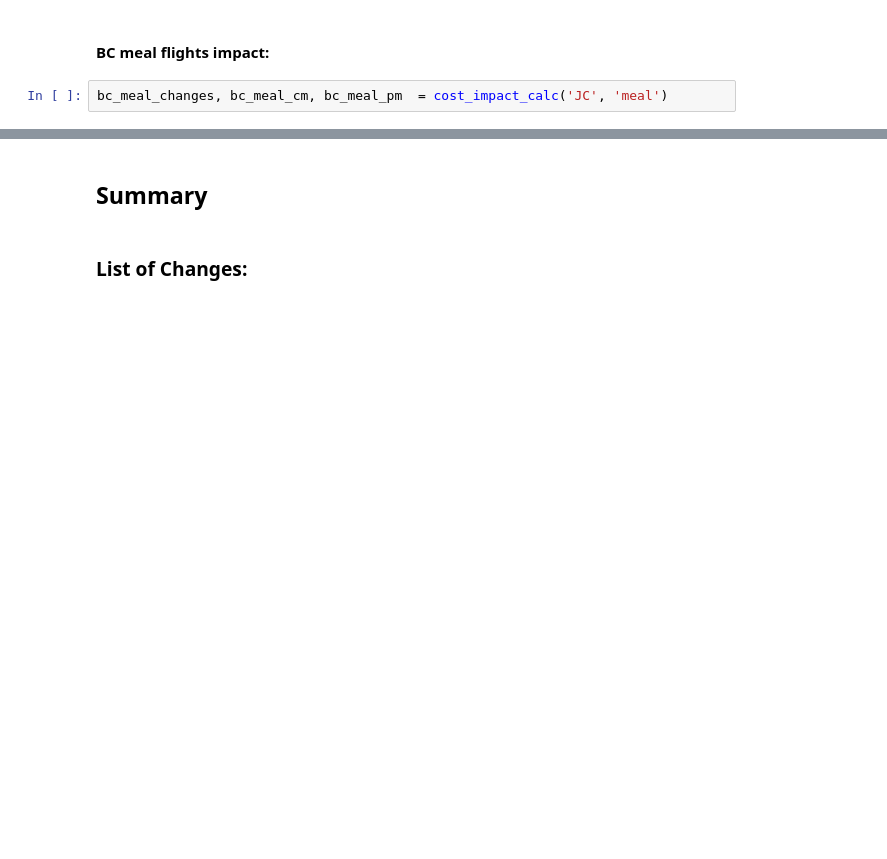
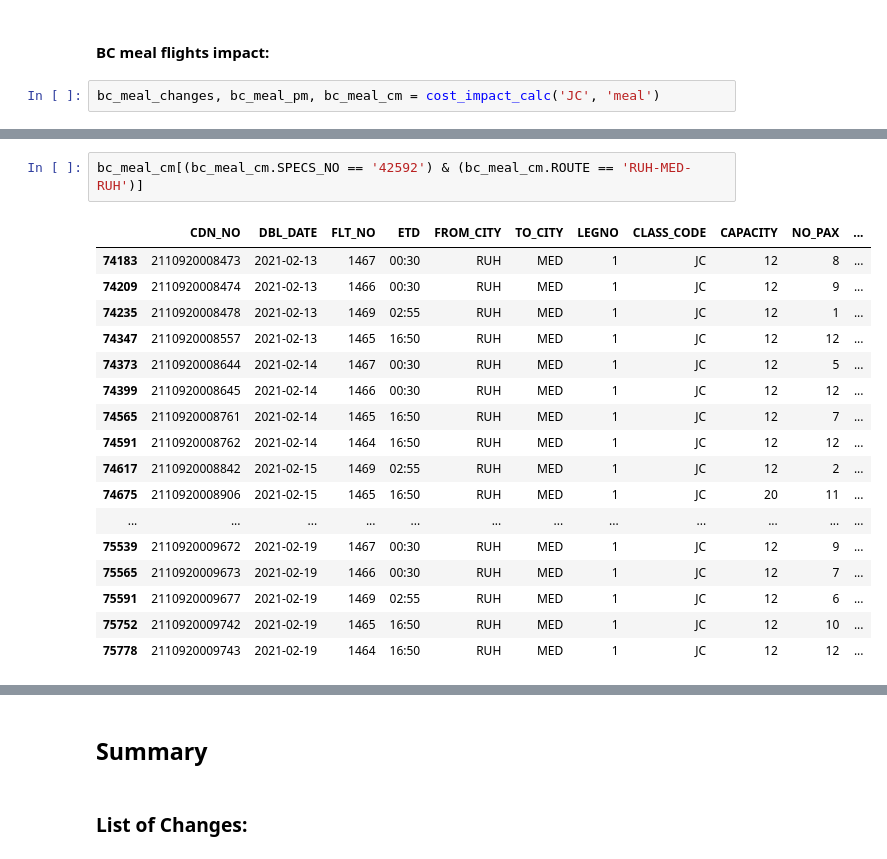
Before and after one commit to KhaledAlmanea/foodMonthlyCostImpact, a Jupyter notebook: CDN Monthly Data Report.ipynb, the cells around one changed output, grey strips where cells are left out. Drawn from its saved outputs; the diff is of its cells as text; blank space fills up the shorter version.

```diff
--- a/CDN Monthly Data Report.ipynb
+++ b/CDN Monthly Data Report.ipynb
@@ -1137,5 +1230,5 @@ Total cost impact on meal flights economy equals SAR -42,760.99 and its impact o
 <a id='bc_meal'></a>
 #### BC meal flights impact:
 # %%
-bc_meal_changes, bc_meal_cm, bc_meal_pm  = cost_impact_calc('JC', 'meal')
+bc_meal_changes, bc_meal_pm, bc_meal_cm = cost_impact_calc('JC', 'meal')
 # %% [output]
@@ -1196,0 +1257,20 @@ Total cost impact on meal flights business equals SAR 95,018.53 and its impact o
+# %%
+bc_meal_cm[(bc_meal_cm.SPECS_NO == '42592') & (bc_meal_cm.ROUTE == 'RUH-MED-RUH')]
+# %% [output]
+|  | CDN_NO | DBL_DATE | FLT_NO | ETD | FROM_CITY | TO_CITY | LEGNO | CLASS_CODE | CAPACITY | NO_PAX | ... |
+| 74183 | 2110920008473 | 2021-02-13 | 1467 | 00:30 | RUH | MED | 1 | JC | 12 | 8 | ... |
+| 74209 | 2110920008474 | 2021-02-13 | 1466 | 00:30 | RUH | MED | 1 | JC | 12 | 9 | ... |
+| 74235 | 2110920008478 | 2021-02-13 | 1469 | 02:55 | RUH | MED | 1 | JC | 12 | 1 | ... |
+| 74347 | 2110920008557 | 2021-02-13 | 1465 | 16:50 | RUH | MED | 1 | JC | 12 | 12 | ... |
+| 74373 | 2110920008644 | 2021-02-14 | 1467 | 00:30 | RUH | MED | 1 | JC | 12 | 5 | ... |
+| 74399 | 2110920008645 | 2021-02-14 | 1466 | 00:30 | RUH | MED | 1 | JC | 12 | 12 | ... |
+| 74565 | 2110920008761 | 2021-02-14 | 1465 | 16:50 | RUH | MED | 1 | JC | 12 | 7 | ... |
+| 74591 | 2110920008762 | 2021-02-14 | 1464 | 16:50 | RUH | MED | 1 | JC | 12 | 12 | ... |
+| 74617 | 2110920008842 | 2021-02-15 | 1469 | 02:55 | RUH | MED | 1 | JC | 12 | 2 | ... |
+| 74675 | 2110920008906 | 2021-02-15 | 1465 | 16:50 | RUH | MED | 1 | JC | 20 | 11 | ... |
+| ... | ... | ... | ... | ... | ... | ... | ... | ... | ... | ... | ... |
+| 75539 | 2110920009672 | 2021-02-19 | 1467 | 00:30 | RUH | MED | 1 | JC | 12 | 9 | ... |
+| 75565 | 2110920009673 | 2021-02-19 | 1466 | 00:30 | RUH | MED | 1 | JC | 12 | 7 | ... |
+| 75591 | 2110920009677 | 2021-02-19 | 1469 | 02:55 | RUH | MED | 1 | JC | 12 | 6 | ... |
+| 75752 | 2110920009742 | 2021-02-19 | 1465 | 16:50 | RUH | MED | 1 | JC | 12 | 10 | ... |
+| 75778 | 2110920009743 | 2021-02-19 | 1464 | 16:50 | RUH | MED | 1 | JC | 12 | 12 | ... |
```
Also changed, not shown: parts of 11 cells of this notebook.
